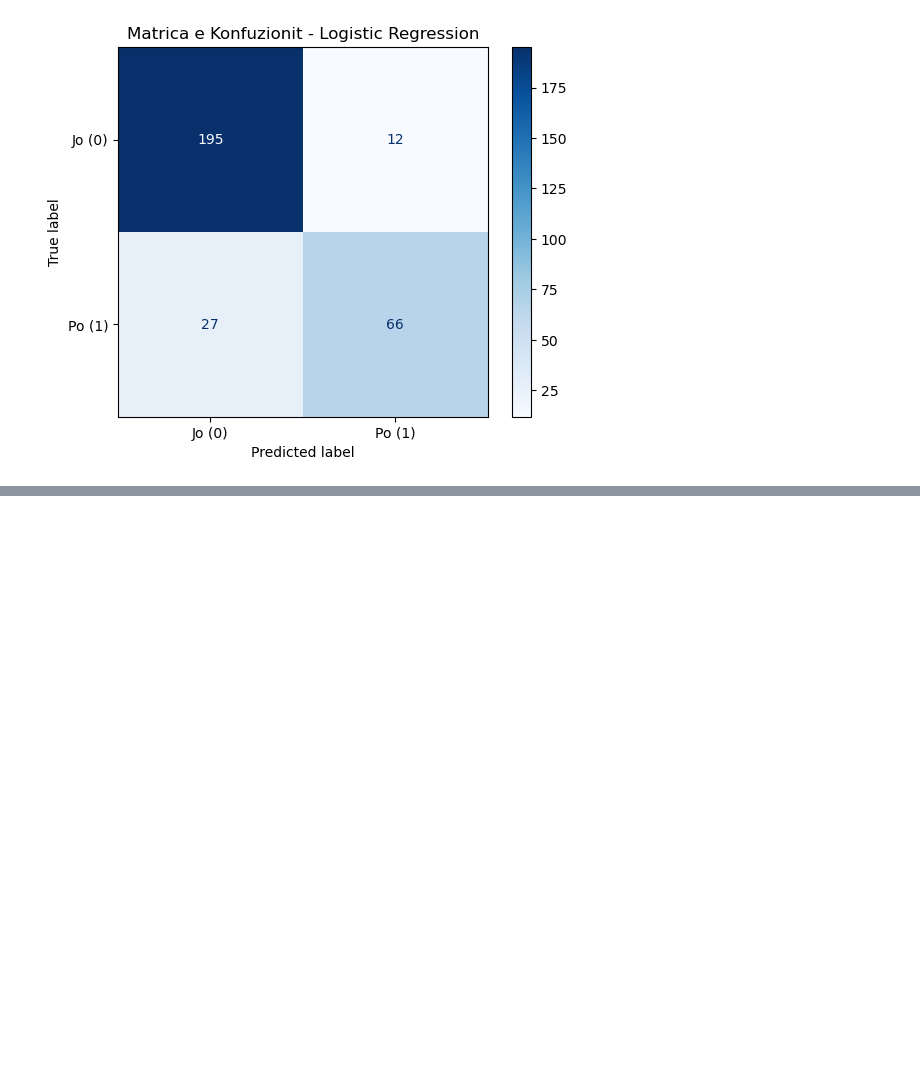
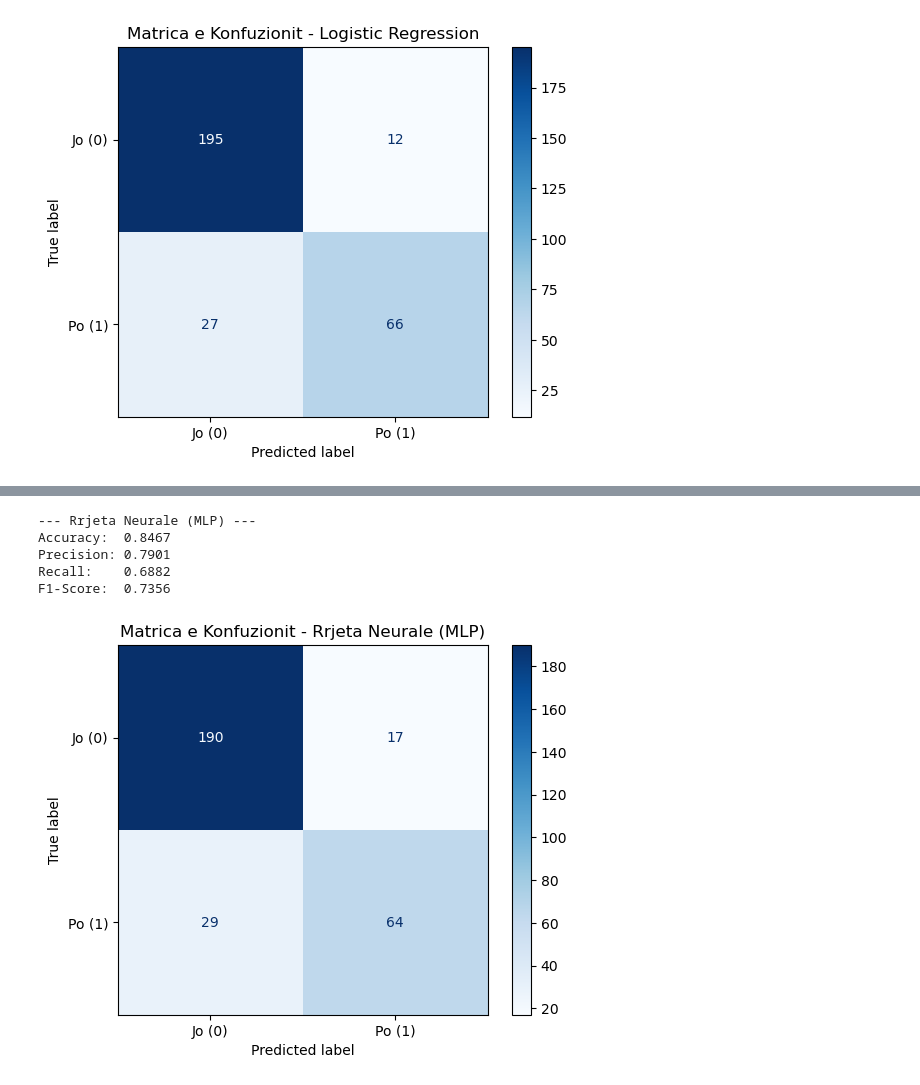
Before and after one commit to ArdianAsani/jobmatch-ml, a Jupyter notebook: notebooks/jobmatch_ml.ipynb, the cells around one changed output, grey strips where cells are left out. Saved outputs shown, nothing was run; the diff lists cells and outputs as text; code cells hidden in the pictures; blank space fills up the shorter version.

```diff
--- a/notebooks/jobmatch_ml.ipynb
+++ b/notebooks/jobmatch_ml.ipynb
@@ -338,0 +466,10 @@ F1-Score:  0.7719
+# %%
+# 27. Vleresimi i rrjetes neurale me te mire ne bashkesine e testimit
+y_pred_mlp = vlereso_klasifikuesin('Rrjeta Neurale (MLP)', grid_mlp.best_estimator_, X_test_scaled, y_test)
+# %% [output]
+--- Rrjeta Neurale (MLP) ---
+Accuracy:  0.8467
+Precision: 0.7901
+Recall:    0.6882
+F1-Score:  0.7356
+[figure, added]
```
Also changed, not shown: parts of 11 cells of this notebook.
